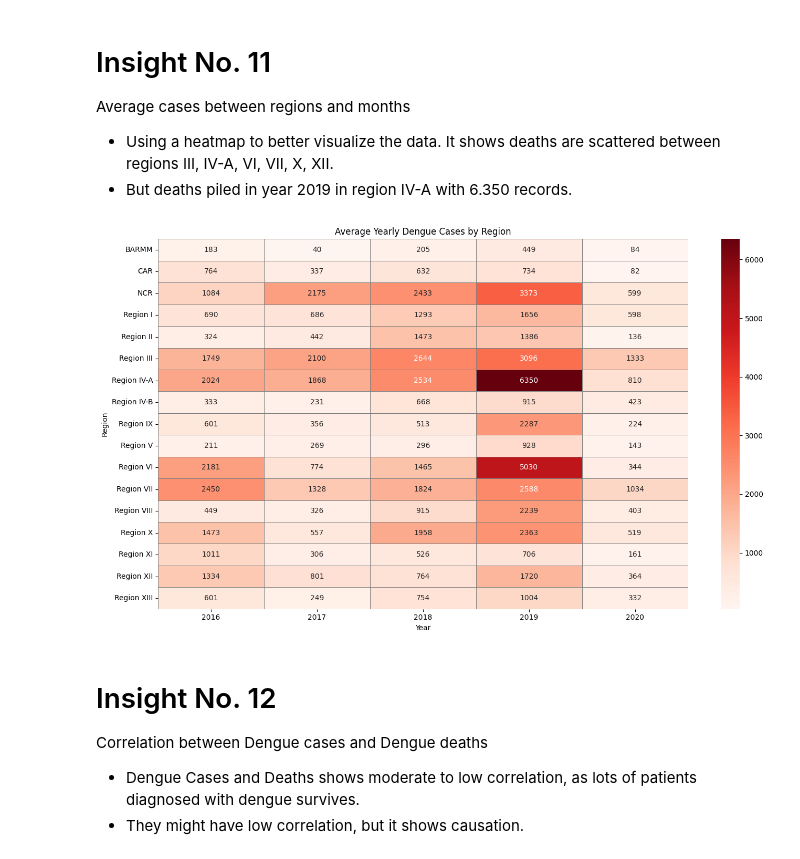
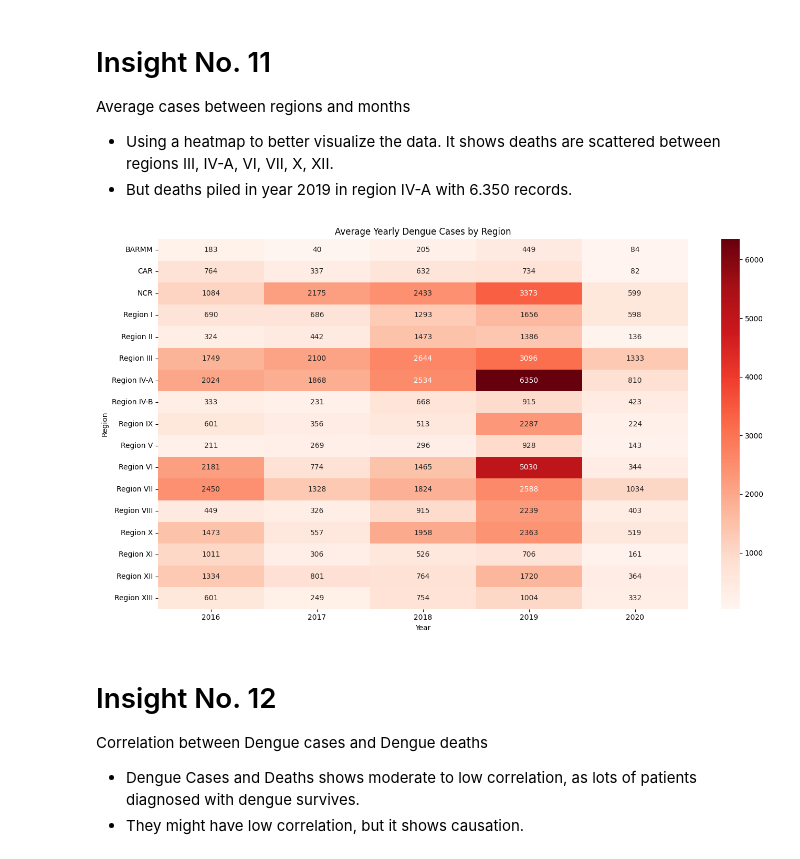
Before and after one commit to akagail/ITD-3B, a Jupyter notebook: activity5.ipynb, the cells around one changed output. Saved outputs shown, nothing was run; the diff lists cells and outputs as text; code cells hidden in the pictures.

```diff
--- a/activity5.ipynb
+++ b/activity5.ipynb
@@ -386,15 +386,15 @@ pivot_data = heatmap_data.pivot(index='Region', columns='Year', values='Dengue_C
 #                'July', 'August', 'September', 'October', 'November', 'December']
 # pivot_data = pivot_data[month_order]
 # %%
-sns.heatmap(pivot_data, annot=True, fmt=".0f", cmap='Reds', linewidths=.5, linecolor='gray')
+sns.heatmap(pivot_data, annot=True, fmt=".0f", cmap='Reds')
 plt.title("Average Yearly Dengue Cases by Region")
 plt.xlabel("Year")
 plt.ylabel("Region")
 plt.gcf().set_size_inches(14, 8)
 plt.tight_layout()
 plt.show()
 # %% [output]
-[figure, old version]
+[figure, new version]
 # %% [markdown]
 <h1>Insight No. 12</h1>
 <p>Correlation between Dengue cases and Dengue deaths</p>
```
Also changed, not shown: parts of 29 cells of this notebook.
